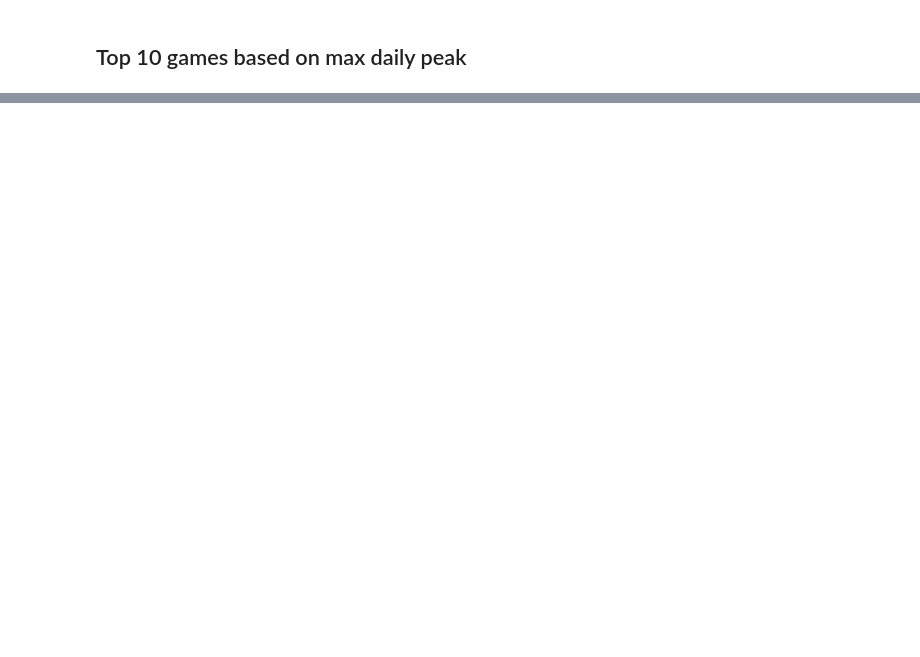
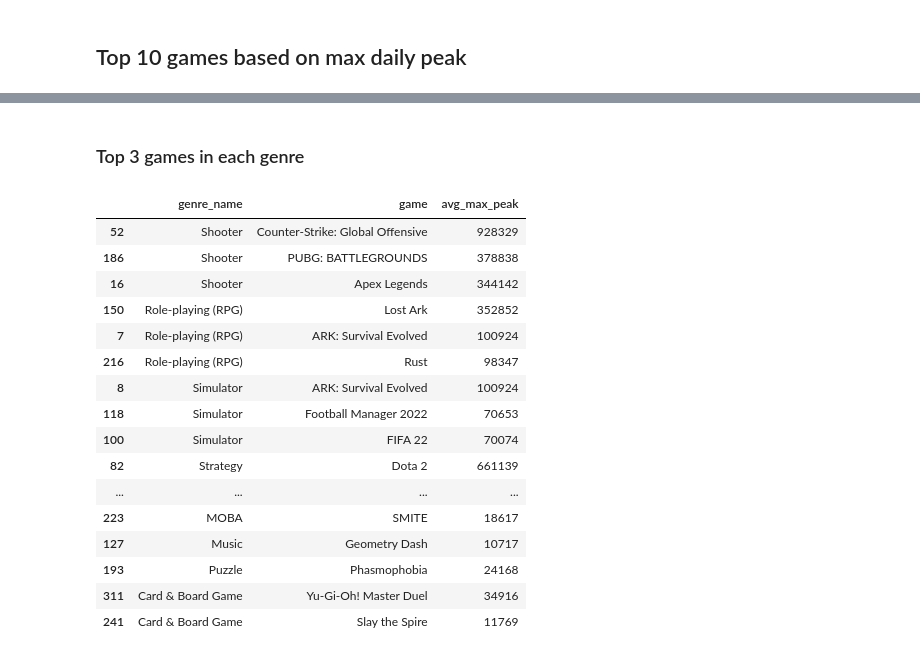
Before and after one commit to pmaciejj/steam_stats, a Jupyter notebook: notebook/steam_stats.ipynb, the cells around one changed output, grey strips where cells are left out. Drawn from its saved outputs; the diff is of its cells as text; code cells hidden in the pictures; blank space fills up the shorter version.

```diff
--- a/notebook/steam_stats.ipynb
+++ b/notebook/steam_stats.ipynb
@@ -163,0 +240,28 @@ df.groupby("company_name").agg(
+# %% [markdown]
+### Top 3 games in each genre
+# %%
+df["genre_name"].unique().tolist()
+l = []
+for g in df["genre_name"].unique().tolist():
+    df3 = df[df["genre_name"] == g][["genre_name","game","avg_max_peak"]].nlargest(n=3,columns = "avg_max_peak")
+    l.append(df3)
+df_g3 = pd.concat(l)
+df_g3
+# %% [output]
+|  | genre_name | game | avg_max_peak |
+| 52 | Shooter | Counter-Strike: Global Offensive | 928329 |
+| 186 | Shooter | PUBG: BATTLEGROUNDS | 378838 |
+| 16 | Shooter | Apex Legends | 344142 |
+| 150 | Role-playing (RPG) | Lost Ark | 352852 |
+| 7 | Role-playing (RPG) | ARK: Survival Evolved | 100924 |
+| 216 | Role-playing (RPG) | Rust | 98347 |
+| 8 | Simulator | ARK: Survival Evolved | 100924 |
+| 118 | Simulator | Football Manager 2022 | 70653 |
+| 100 | Simulator | FIFA 22 | 70074 |
+| 82 | Strategy | Dota 2 | 661139 |
+| ... | ... | ... | ... |
+| 223 | MOBA | SMITE | 18617 |
+| 127 | Music | Geometry Dash | 10717 |
+| 193 | Puzzle | Phasmophobia | 24168 |
+| 311 | Card & Board Game | Yu-Gi-Oh! Master Duel | 34916 |
+| 241 | Card & Board Game | Slay the Spire | 11769 |
```
Also changed, not shown: parts of 13 cells of this notebook, 2 other files.
